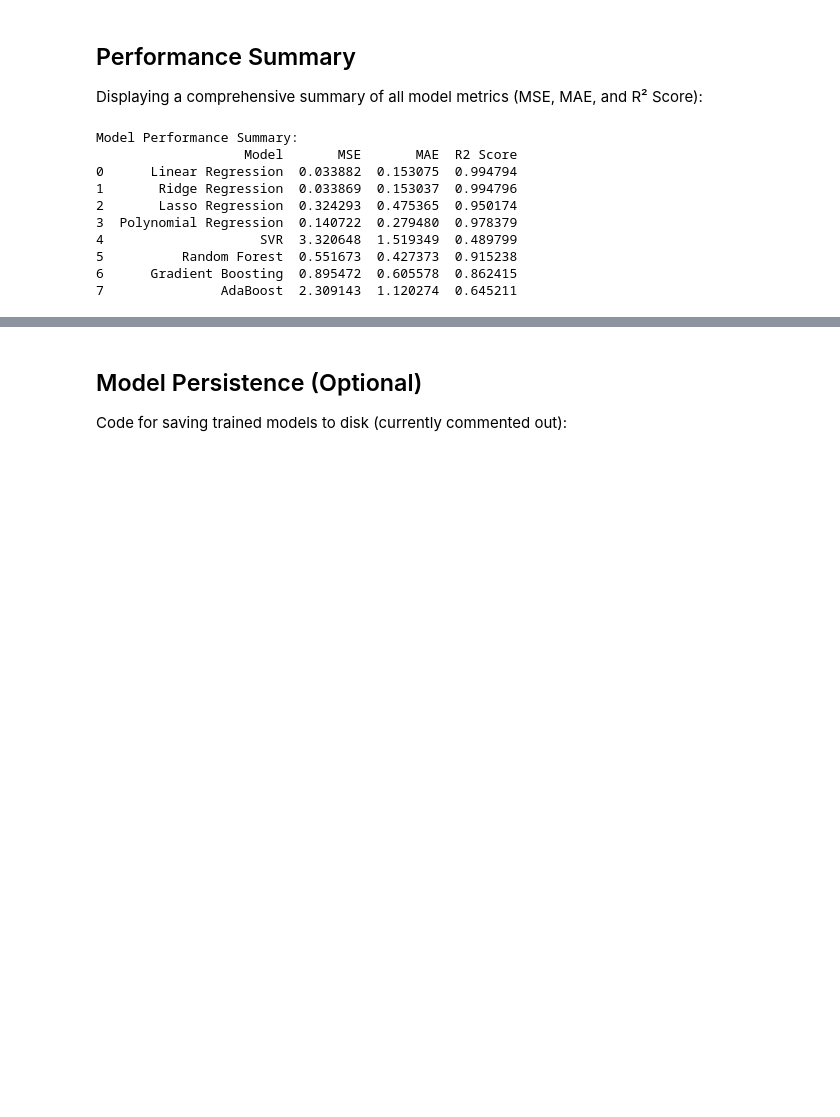
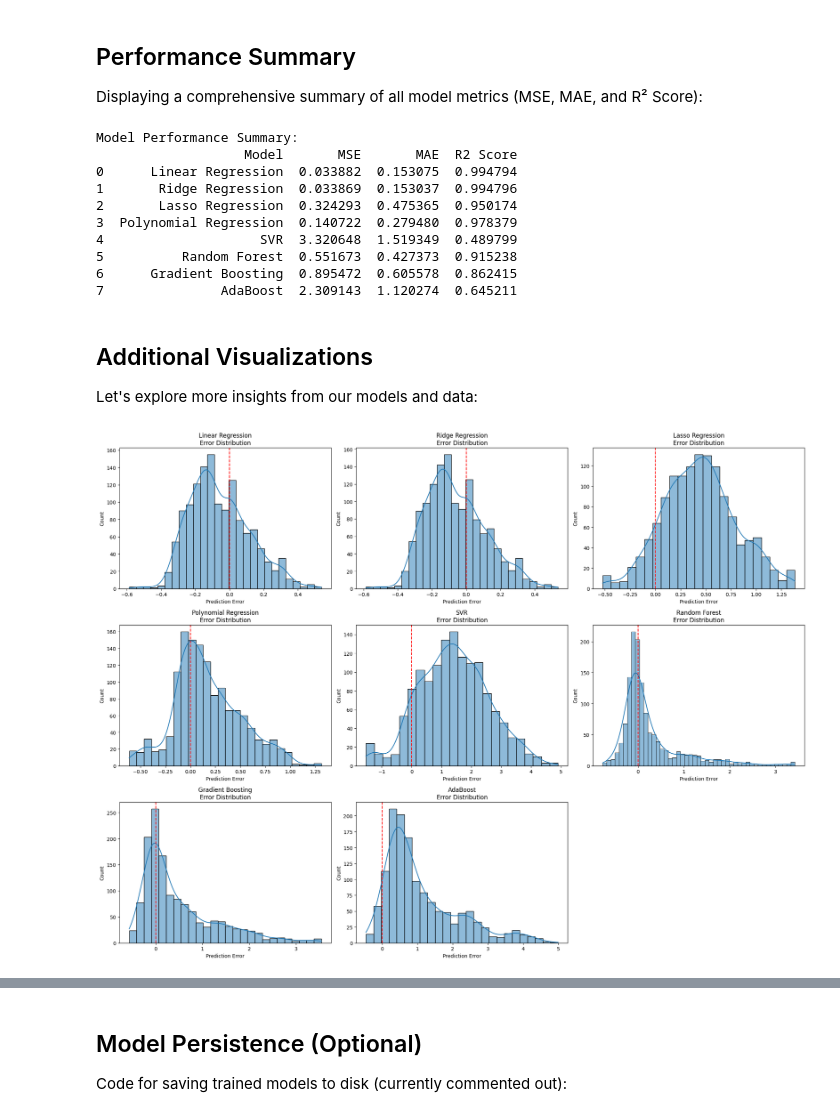
Before and after one commit to codesob/sml2010, a Jupyter notebook: ok.ipynb, the cells around one changed output, grey strips where cells are left out. Drawn from its saved outputs; the diff is of its cells as text; code cells hidden in the pictures; blank space fills up the shorter version.

```diff
--- a/ok.ipynb
+++ b/ok.ipynb
@@ -265,3 +265,23 @@ Model Performance Summary:
 5          Random Forest  0.551673  0.427373  0.915238
 6      Gradient Boosting  0.895472  0.605578  0.862415
 7               AdaBoost  2.309143  1.120274  0.645211
+# %% [markdown]
+## Additional Visualizations
+Let's explore more insights from our models and data:
+# %%
+# Distribution of prediction errors for each model
+import seaborn as sns
+
+plt.figure(figsize=(20, 15))
+for i, (name, res) in enumerate(results.items()):
+    plt.subplot(3, 3, i+1)
+    errors = y_test - res['y_pred']
+    sns.histplot(errors, kde=True)
+    plt.axvline(x=0, color='r', linestyle='--')
+    plt.xlabel('Prediction Error')
+    plt.ylabel('Count')
+    plt.title(f'{name}\nError Distribution')
+plt.tight_layout()
+plt.show()
+# %% [output]
+[figure, added]
```
Also changed, not shown: parts of 6 cells of this notebook, 1 other file.
